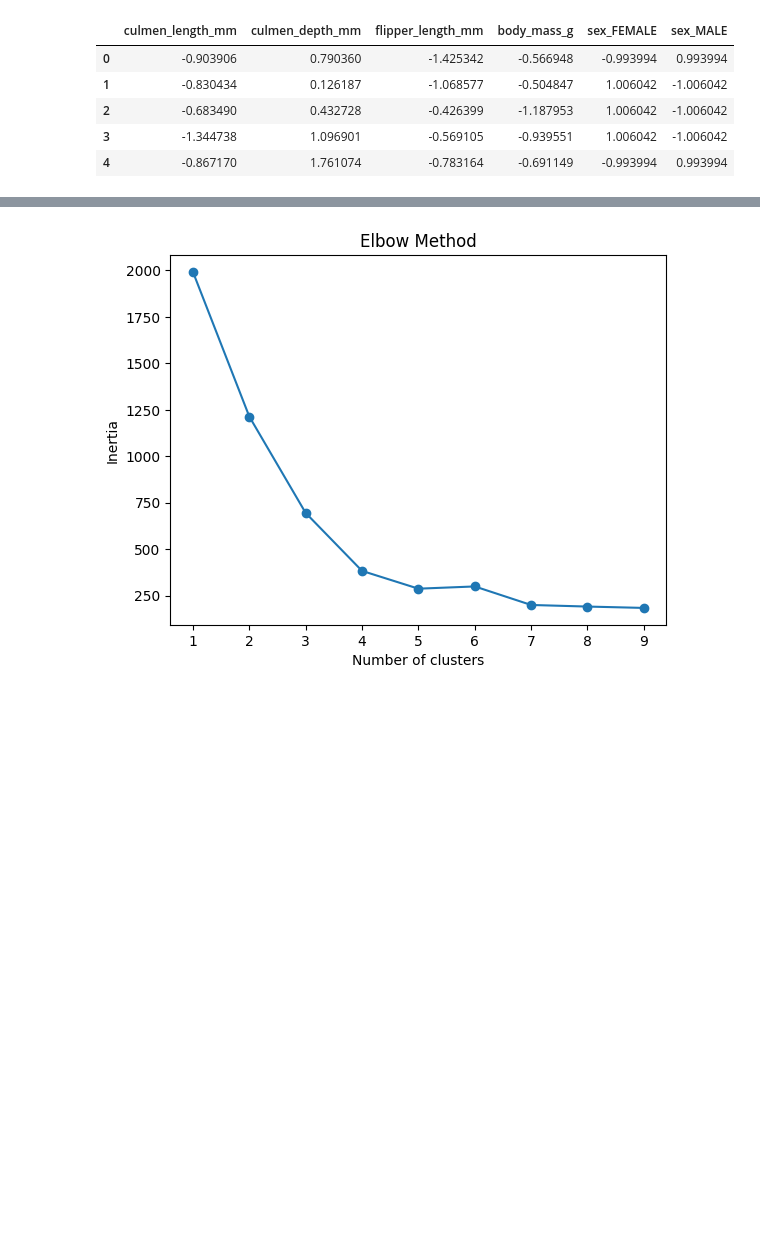
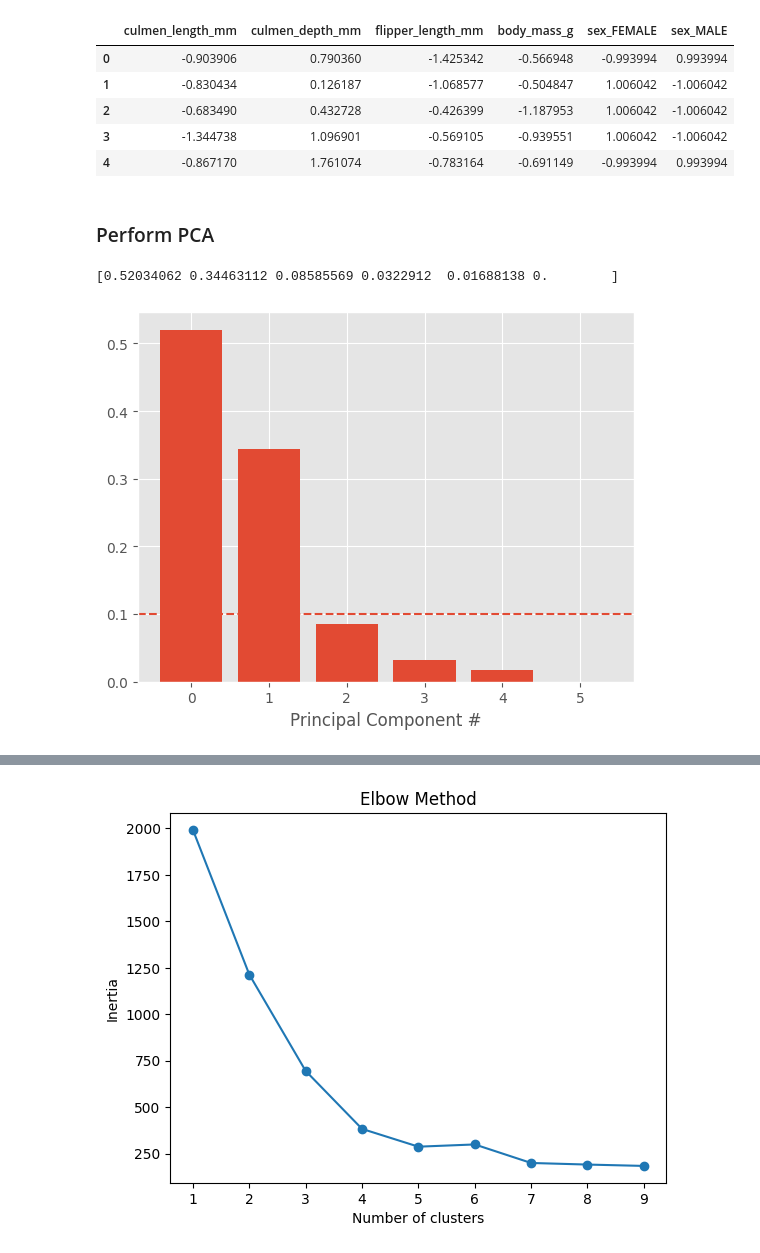
Before and after one commit to ealmiras/antarctic_penguins, a Jupyter notebook: notebook.ipynb, the cells around one changed output, grey strips where cells are left out. Cells and saved outputs as stored; diff of their text form; code cells hidden in the pictures; blank space fills up the shorter version.

```diff
--- a/notebook.ipynb
+++ b/notebook.ipynb
@@ -88,3 +87,19 @@ p_scaled.head()
 | 2 | -0.683490 | 0.432728 | -0.426399 | -1.187953 | 1.006042 | -1.006042 |
 | 3 | -1.344738 | 1.096901 | -0.569105 | -0.939551 | 1.006042 | -1.006042 |
 | 4 | -0.867170 | 1.761074 | -0.783164 | -0.691149 | -0.993994 | 0.993994 |
+# %% [markdown]
+### Perform PCA
+# %%
+pca = PCA(n_components=None)
+default_pca = pca.fit(p_scaled)
+exp_variance = default_pca.explained_variance_ratio_
+print(exp_variance)
+
+fig,ax = plt.subplots()
+ax.bar(range(pca.n_components_), exp_variance)
+ax.set_xlabel('Principal Component #')
+ax.axhline(y=0.1, linestyle='--')
+plt.show()
+# %% [output]
+[0.52034062 0.34463112 0.08585569 0.0322912  0.01688138 0.        ]
+[figure, added]
```
Also changed, not shown: parts of 10 cells of this notebook.
